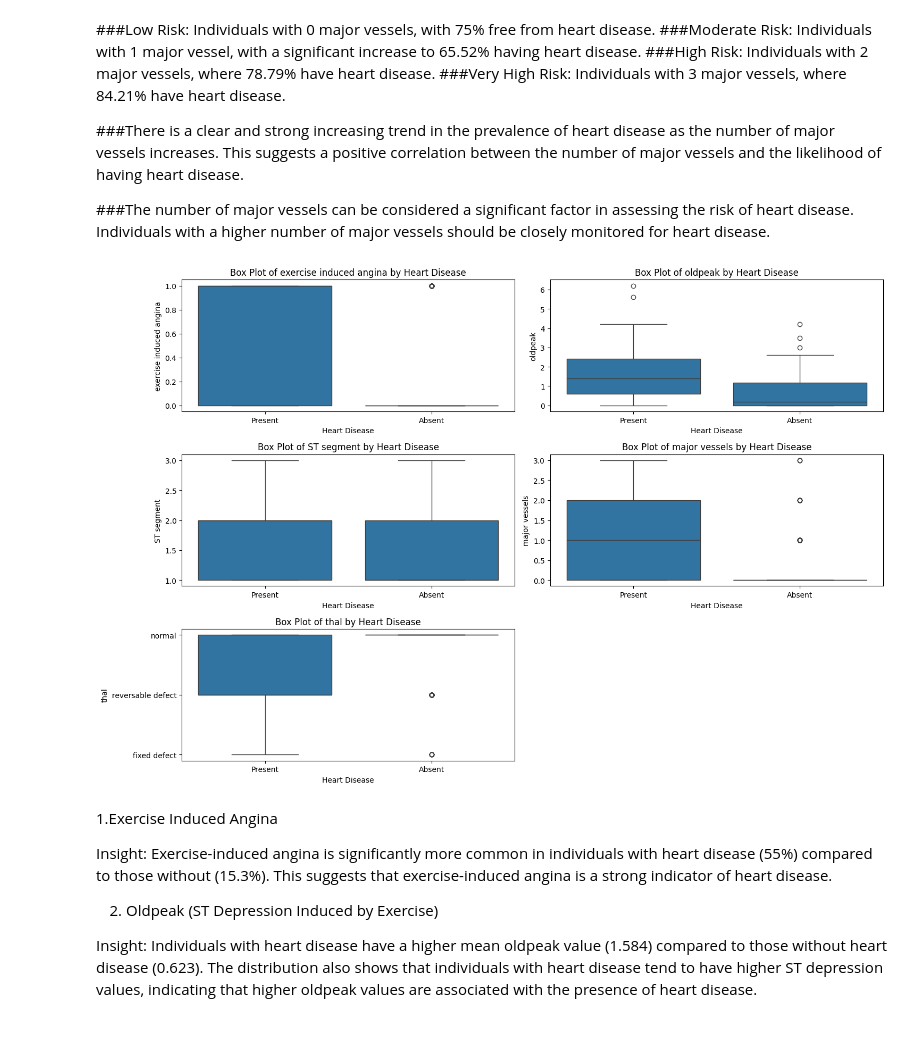
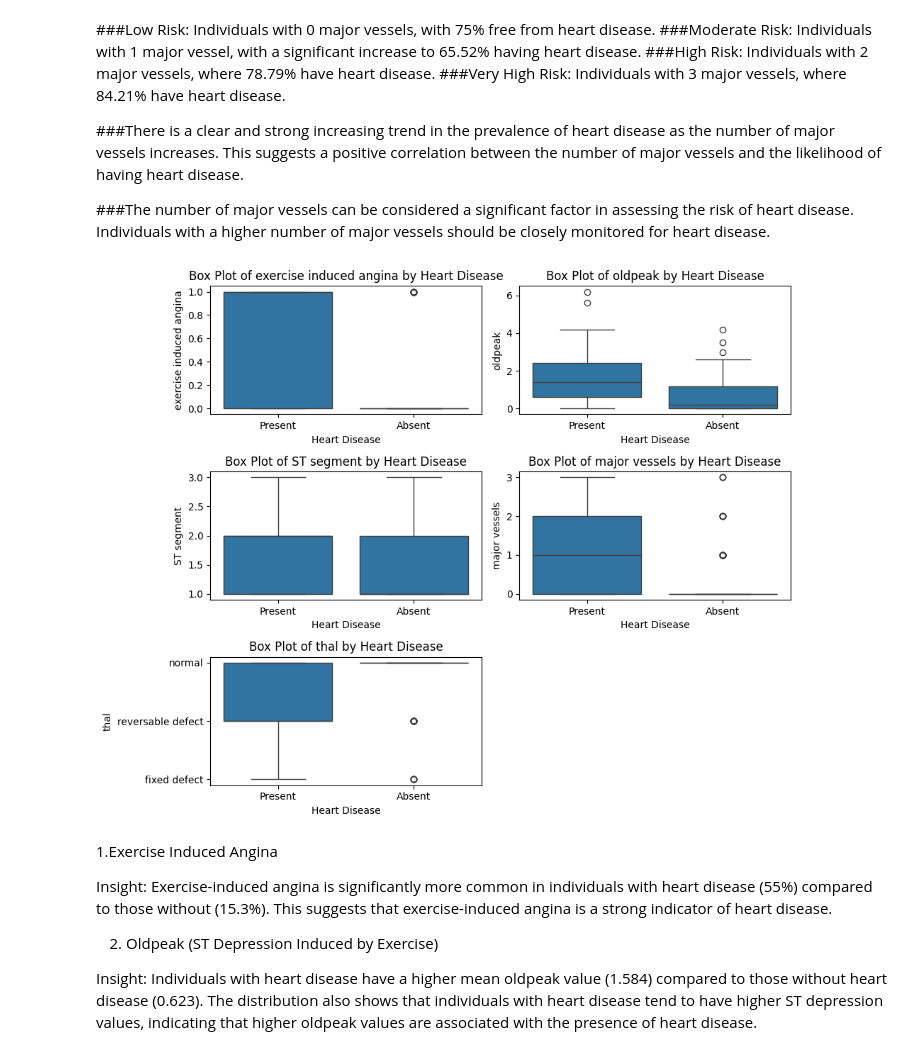
Before and after one commit to RiniPaul86/Assignments_EDA, a Jupyter notebook: EDA_L1_Heart_Disease.ipynb, the cells around one changed output. Cells and saved outputs as stored; diff of their text form; code cells hidden in the pictures.

```diff
--- a/EDA_L1_Heart_Disease.ipynb
+++ b/EDA_L1_Heart_Disease.ipynb
@@ -461,20 +463,20 @@ major vessels
 # %%
 # List of columns to plot
 columns_to_plot = ['exercise induced angina', 'oldpeak', 'ST segment', 'major vessels', 'thal']
 
 # Create box plots
-plt.figure(figsize=(15, 10))
+plt.figure(figsize=(10, 8))
 for i, col in enumerate(columns_to_plot, 1):
     plt.subplot(3, 2, i)
     sns.boxplot(data=df_new, x='heart disease', y=col)
     plt.title(f'Box Plot of {col} by Heart Disease')
     plt.xlabel('Heart Disease')
     plt.ylabel(col)
 
 plt.tight_layout()
 plt.show()
 # %% [output]
-[figure, old version]
+[figure, new version]
 # %% [markdown]
 1.Exercise Induced Angina
 
```
Also changed, not shown: parts of 1 cell of this notebook.
